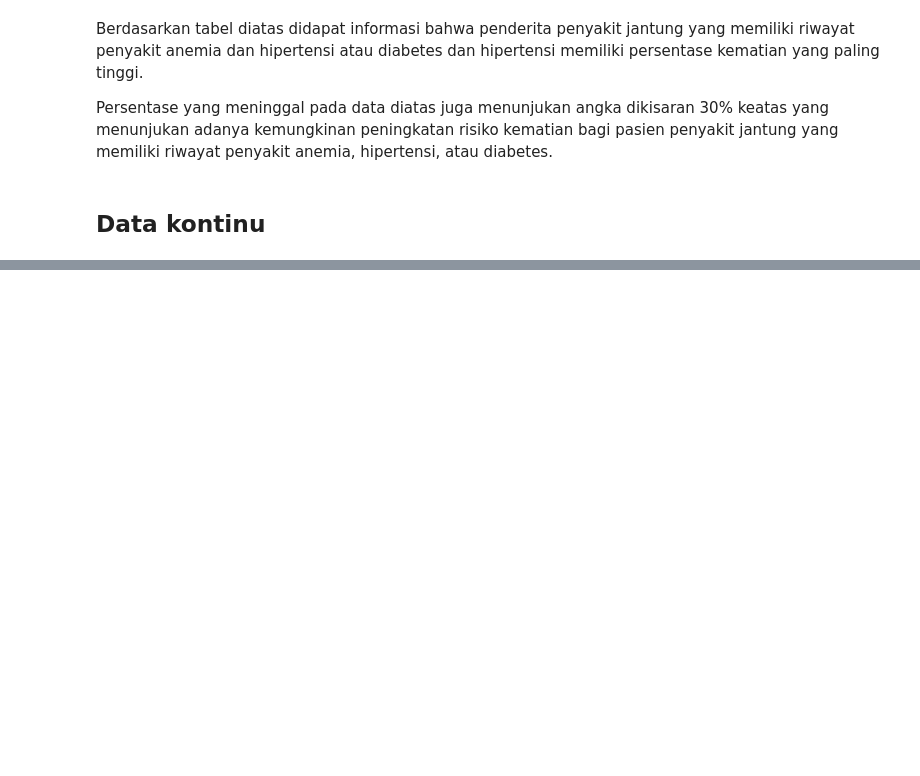
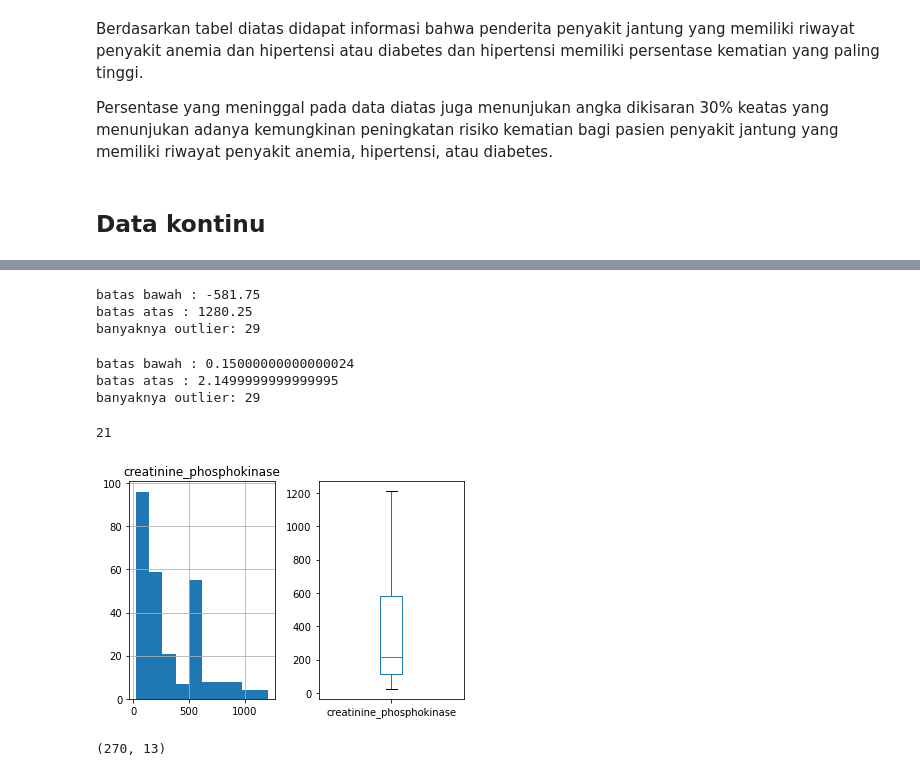
Before and after one commit to HelennaConstantia/PYTN-KampusMerdeka_FP3, a Jupyter notebook: PYTN_KampusMerdeka_fp3_Helenna Constantia.ipynb, the cells around one changed output, grey strips where cells are left out. Saved outputs shown, nothing was run; the diff lists cells and outputs as text; code cells hidden in the pictures; blank space fills up the shorter version.

Commit message:
Handling Outlier, Find correlation

```diff
--- a/PYTN_KampusMerdeka_fp3_Helenna Constantia.ipynb
+++ b/PYTN_KampusMerdeka_fp3_Helenna Constantia.ipynb
@@ -475,0 +580,57 @@ Persentase yang meninggal pada data diatas juga menunjukan angka dikisaran 30% k
+# %%
+#mencari nilai outlier pada fitur creatinine_phosphokinase
+Q1_CP=df['creatinine_phosphokinase'].quantile(0.25)
+Q3_CP=df['creatinine_phosphokinase'].quantile(0.75)
+IQR_CP=1.5*(Q3_CP-Q1_CP)
+low_CP=Q1_CP-IQR_CP
+high_CP=Q3_CP+IQR_CP
+print('batas bawah :', low_CP)
+print('batas atas :', high_CP)
+#melihat banyaknya data outlier
+print('banyaknya outlier:',len(df[(df['creatinine_phosphokinase']<low_CP) | (df['creatinine_phosphokinase']>high_CP)]))
+# %% [output]
+batas bawah : -581.75
+batas atas : 1280.25
+banyaknya outlier: 29
+# %%
+#mencari nilai outlier pada fitur serum_creatinine
+Q1_SC=df['serum_creatinine'].quantile(0.25)
+Q3_SC=df['serum_creatinine'].quantile(0.75)
+IQR_SC=1.5*(Q3_SC-Q1_SC)
+low_SC=Q1_SC-IQR_SC
+high_SC=Q3_SC+IQR_SC
+print('batas bawah :', low_SC)
+print('batas atas :', high_SC)
+#melihat banyaknya data outlier
+print('banyaknya outlier:',len(df[(df['serum_creatinine']<low_SC) | (df['serum_creatinine']>high_SC)]))
+# %% [output]
+batas bawah : 0.15000000000000024
+batas atas : 2.1499999999999995
+banyaknya outlier: 29
+# %%
+#mencari nilai outlier pada fitur platelets
+Q1_P=df['platelets'].quantile(0.25)
+Q3_P=df['platelets'].quantile(0.75)
+IQR_P=1.5*(Q3_P-Q1_P)
+low_P=Q1_P-IQR_P
+high_P=Q3_P+IQR_P
+#melihat banyaknya data outlier
+len(df[(df['platelets']<low_P) | (df['platelets']>high_P)])
+# %% [output]
+21
+# %%
+#menghandle outlier fitur creatinine_phosphokinase dengan meremove outlier
+df=df[~((df['creatinine_phosphokinase']<low_CP) | (df['creatinine_phosphokinase']>high_CP))]
+#melihat boxplot dan histogramnya
+fig=plt.figure()
+ax1=fig.add_subplot(1,2,1)
+ax2=fig.add_subplot(1,2,2)
+df[['creatinine_phosphokinase']].hist(ax=ax1)
+df[['creatinine_phosphokinase']].plot(kind='box', ax=ax2)
+plt.show()
+# %% [output]
+[figure, added]
+# %%
+df.shape
+# %% [output]
+(270, 13)
```
Also changed, not shown: parts of 20 cells of this notebook.
